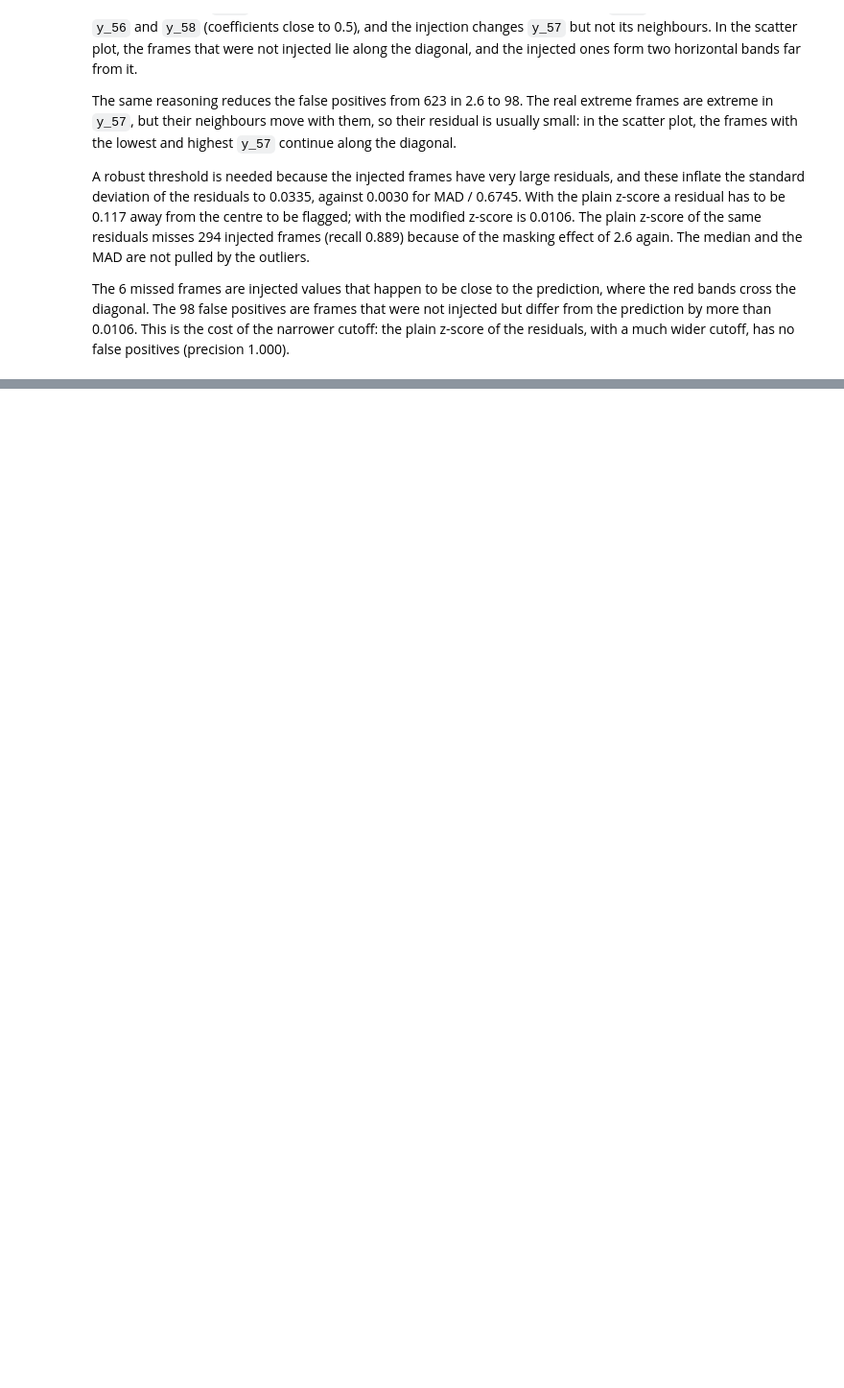
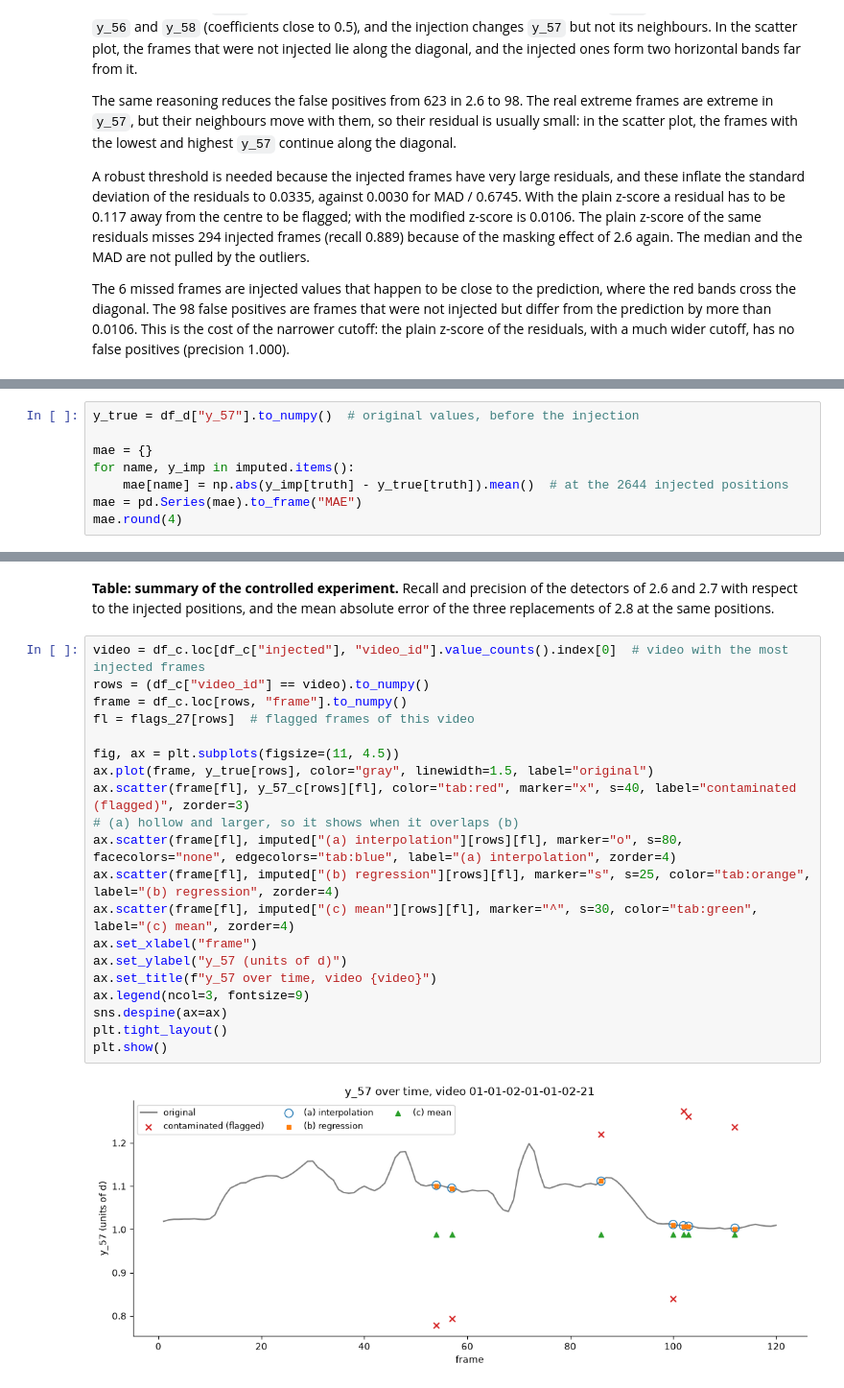
Before and after one commit to migasantunes/Emotion_Recognition, a Jupyter notebook: notebooks/02_quality.ipynb, the cells around one changed output, grey strips where cells are left out. Shown at 96% size. Drawn from its saved outputs; the diff is of its cells as text; blank space fills up the shorter version.

```diff
--- a/notebooks/02_quality.ipynb
+++ b/notebooks/02_quality.ipynb
@@ -874,0 +902,8 @@ The 6 missed frames are injected values that happen to be close to the predictio
+# %%
+y_true = df_d["y_57"].to_numpy()  # original values, before the injection
+
+mae = {}
+for name, y_imp in imputed.items():
+    mae[name] = np.abs(y_imp[truth] - y_true[truth]).mean()  # at the 2644 injected positions
+mae = pd.Series(mae).to_frame("MAE")
+mae.round(4)
@@ -874,0 +935,24 @@ The 6 missed frames are injected values that happen to be close to the predictio
+# %% [markdown]
+**Table: summary of the controlled experiment.** Recall and precision of the detectors of 2.6 and 2.7 with respect to the injected positions, and the mean absolute error of the three replacements of 2.8 at the same positions.
+# %%
+video = df_c.loc[df_c["injected"], "video_id"].value_counts().index[0]  # video with the most injected frames
+rows = (df_c["video_id"] == video).to_numpy()
+frame = df_c.loc[rows, "frame"].to_numpy()
+fl = flags_27[rows]  # flagged frames of this video
+
+fig, ax = plt.subplots(figsize=(11, 4.5))
+ax.plot(frame, y_true[rows], color="gray", linewidth=1.5, label="original")
+ax.scatter(frame[fl], y_57_c[rows][fl], color="tab:red", marker="x", s=40, label="contaminated (flagged)", zorder=3)
+# (a) hollow and larger, so it shows when it overlaps (b)
+ax.scatter(frame[fl], imputed["(a) interpolation"][rows][fl], marker="o", s=80, facecolors="none", edgecolors="tab:blue", label="(a) interpolation", zorder=4)
+ax.scatter(frame[fl], imputed["(b) regression"][rows][fl], marker="s", s=25, color="tab:orange", label="(b) regression", zorder=4)
+ax.scatter(frame[fl], imputed["(c) mean"][rows][fl], marker="^", s=30, color="tab:green", label="(c) mean", zorder=4)
+ax.set_xlabel("frame")
+ax.set_ylabel("y_57 (units of d)")
+ax.set_title(f"y_57 over time, video {video}")
+ax.legend(ncol=3, fontsize=9)
+sns.despine(ax=ax)
+plt.tight_layout()
+plt.show()
+# %% [output]
+[figure, added]
```
Also changed, not shown: parts of 11 cells of this notebook, 2 other files.
